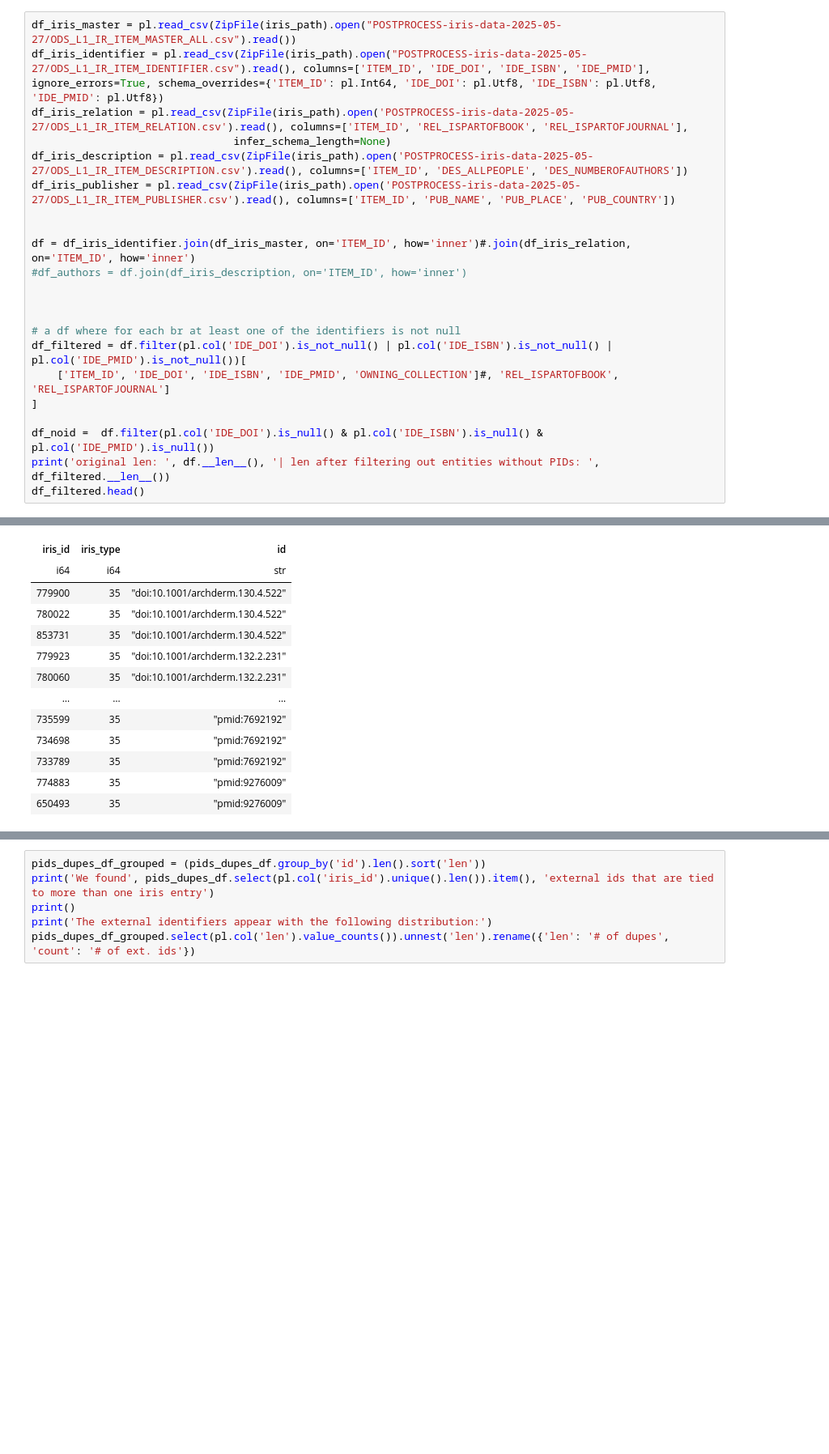
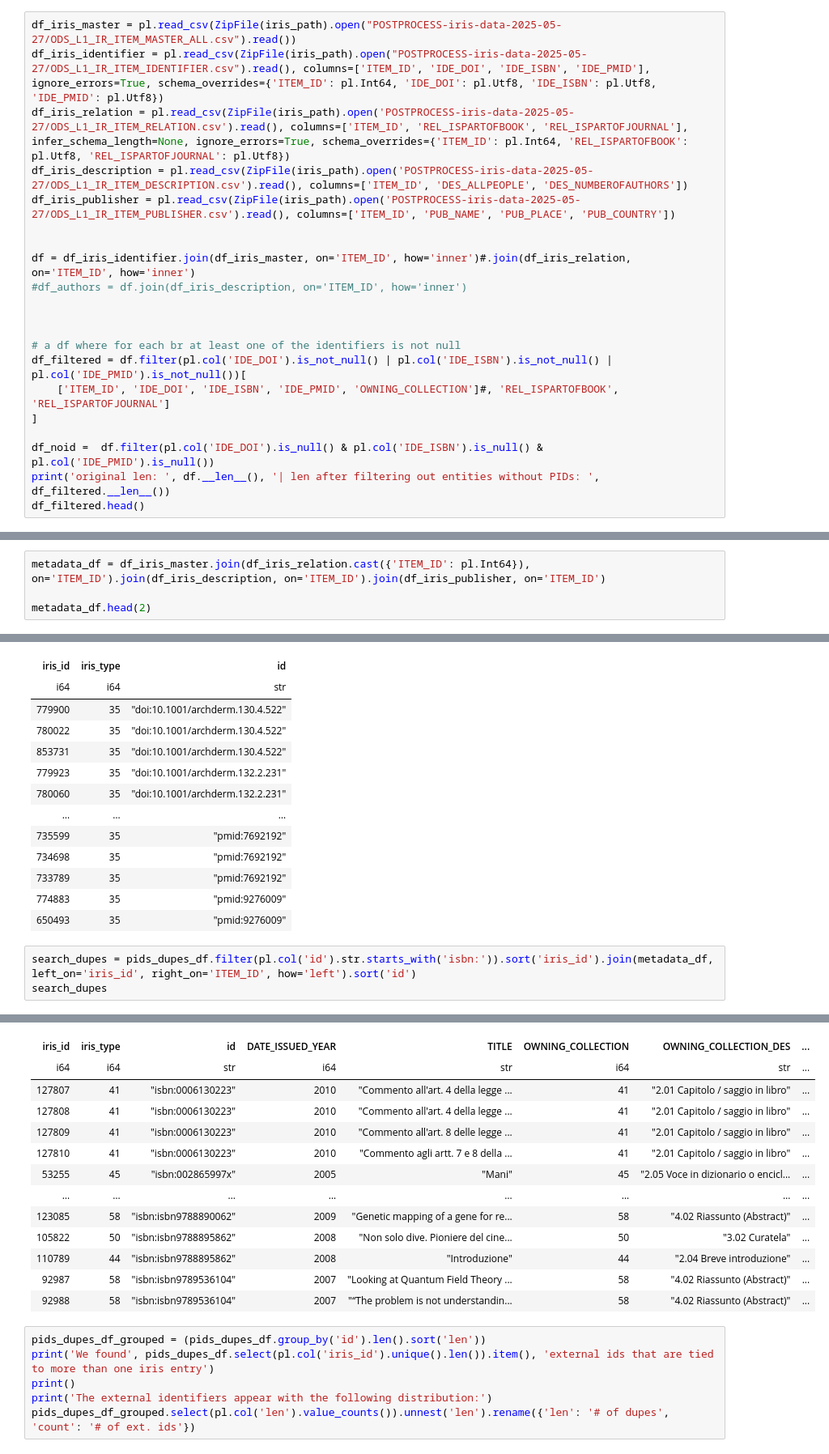
Before and after one commit to open-sci/2023-2024-atreides-code, a Jupyter notebook: notebooks/workflow.ipynb, the cells around one changed output, grey strips where cells are left out. Shown at 81% size. Saved outputs shown, nothing was run; the diff lists cells and outputs as text; blank space fills up the shorter version.

```diff
--- a/notebooks/workflow.ipynb
+++ b/notebooks/workflow.ipynb
@@ -31,8 +31,7 @@ We also keep only the OWNING_COLLECTION column to denote the labels of the types
 # %%
 df_iris_master = pl.read_csv(ZipFile(iris_path).open("POSTPROCESS-iris-data-2025-05-27/ODS_L1_IR_ITEM_MASTER_ALL.csv").read())
 df_iris_identifier = pl.read_csv(ZipFile(iris_path).open("POSTPROCESS-iris-data-2025-05-27/ODS_L1_IR_ITEM_IDENTIFIER.csv").read(), columns=['ITEM_ID', 'IDE_DOI', 'IDE_ISBN', 'IDE_PMID'], ignore_errors=True, schema_overrides={'ITEM_ID': pl.Int64, 'IDE_DOI': pl.Utf8, 'IDE_ISBN': pl.Utf8, 'IDE_PMID': pl.Utf8})
-df_iris_relation = pl.read_csv(ZipFile(iris_path).open('POSTPROCESS-iris-data-2025-05-27/ODS_L1_IR_ITEM_RELATION.csv').read(), columns=['ITEM_ID', 'REL_ISPARTOFBOOK', 'REL_ISPARTOFJOURNAL'],
-                                infer_schema_length=None)
+df_iris_relation = pl.read_csv(ZipFile(iris_path).open('POSTPROCESS-iris-data-2025-05-27/ODS_L1_IR_ITEM_RELATION.csv').read(), columns=['ITEM_ID', 'REL_ISPARTOFBOOK', 'REL_ISPARTOFJOURNAL'], infer_schema_length=None, ignore_errors=True, schema_overrides={'ITEM_ID': pl.Int64, 'REL_ISPARTOFBOOK': pl.Utf8, 'REL_ISPARTOFJOURNAL': pl.Utf8})
 df_iris_description = pl.read_csv(ZipFile(iris_path).open('POSTPROCESS-iris-data-2025-05-27/ODS_L1_IR_ITEM_DESCRIPTION.csv').read(), columns=['ITEM_ID', 'DES_ALLPEOPLE', 'DES_NUMBEROFAUTHORS'])
 df_iris_publisher = pl.read_csv(ZipFile(iris_path).open('POSTPROCESS-iris-data-2025-05-27/ODS_L1_IR_ITEM_PUBLISHER.csv').read(), columns=['ITEM_ID', 'PUB_NAME', 'PUB_PLACE', 'PUB_COUNTRY'])
 
@@ -60,3 +59,7 @@ shape: (5, 5)
 | 70006 | "10.1441/13328" | null | null | 35 |
 | 73478 | "10.2110/palo.2005.p05-020r" | null | null | 35 |
 | 81464 | null | " 0769525881" | null | 57 |
+# %%
+metadata_df = df_iris_master.join(df_iris_relation.cast({'ITEM_ID': pl.Int64}), on='ITEM_ID').join(df_iris_description, on='ITEM_ID').join(df_iris_publisher, on='ITEM_ID')
+
+metadata_df.head(2)
@@ -335,3 +361,7 @@ shape: (56_543, 3)
 | 733789 | 35 | "pmid:7692192" |
 | 774883 | 35 | "pmid:9276009" |
 | 650493 | 35 | "pmid:9276009" |
+# %%
+search_dupes = pids_dupes_df.filter(pl.col('id').str.starts_with('isbn:')).sort('iris_id').join(metadata_df, left_on='iris_id', right_on='ITEM_ID', how='left').sort('id')
+search_dupes
+# %% [output]
@@ -338,3 +369,16 @@ shape: (56_543, 3)
+| iris_id | iris_type | id | DATE_ISSUED_YEAR | TITLE | OWNING_COLLECTION | OWNING_COLLECTION_DES | ... |
+| i64 | i64 | str | i64 | str | i64 | str | ... |
+| 127807 | 41 | "isbn:0006130223" | 2010 | "Commento all'art. 4 della legge ... | 41 | "2.01 Capitolo / saggio in libro" | ... |
+| 127808 | 41 | "isbn:0006130223" | 2010 | "Commento all'art. 4 della legge ... | 41 | "2.01 Capitolo / saggio in libro" | ... |
+| 127809 | 41 | "isbn:0006130223" | 2010 | "Commento all'art. 8 delle legge ... | 41 | "2.01 Capitolo / saggio in libro" | ... |
+| 127810 | 41 | "isbn:0006130223" | 2010 | "Commento agli artt. 7 e 8 della ... | 41 | "2.01 Capitolo / saggio in libro" | ... |
+| 53255 | 45 | "isbn:002865997x" | 2005 | "Mani" | 45 | "2.05 Voce in dizionario o encicl... | ... |
+| … | … | … | … | … | … | … | ... |
+| 123085 | 58 | "isbn:isbn9788890062" | 2009 | "Genetic mapping of a gene for re... | 58 | "4.02 Riassunto (Abstract)" | ... |
+| 105822 | 50 | "isbn:isbn9788895862" | 2008 | "Non solo dive. Pioniere del cine... | 50 | "3.02 Curatela" | ... |
+| 110789 | 44 | "isbn:isbn9788895862" | 2008 | "Introduzione" | 44 | "2.04 Breve introduzione" | ... |
+| 92987 | 58 | "isbn:isbn9789536104" | 2007 | "Looking at Quantum Field Theory ... | 58 | "4.02 Riassunto (Abstract)" | ... |
+| 92988 | 58 | "isbn:isbn9789536104" | 2007 | "“The problem is not understandin... | 58 | "4.02 Riassunto (Abstract)" | ... |
 # %%
 pids_dupes_df_grouped = (pids_dupes_df.group_by('id').len().sort('len'))
 print('We found', pids_dupes_df.select(pl.col('iris_id').unique().len()).item(), 'external ids that are tied to more than one iris entry')
```
Also changed, not shown: parts of 13 cells of this notebook, 6 other files.
